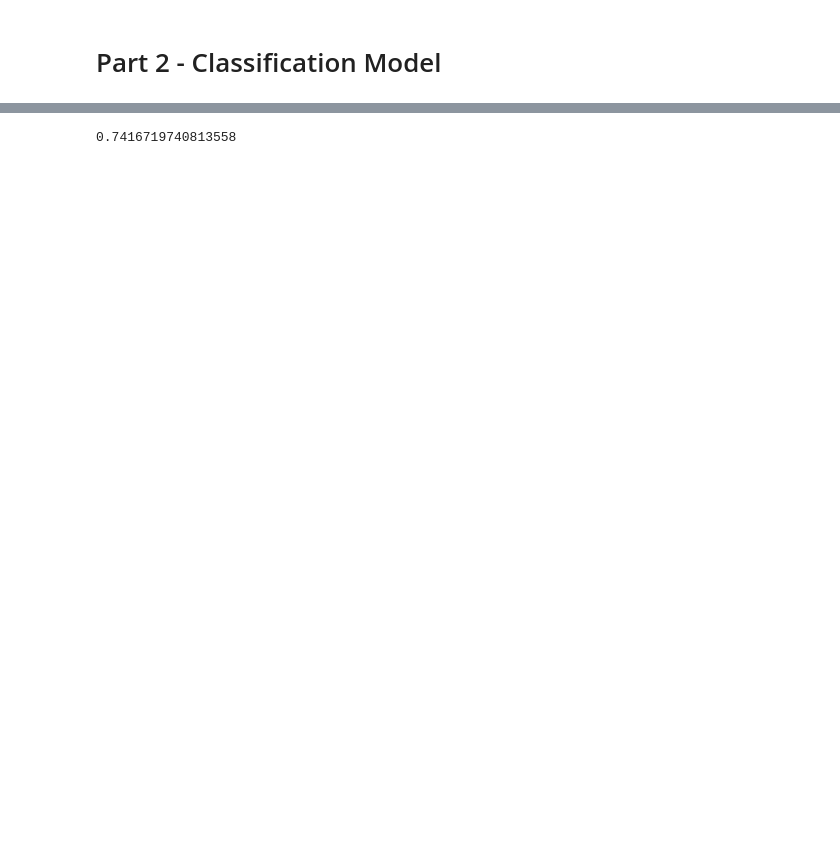
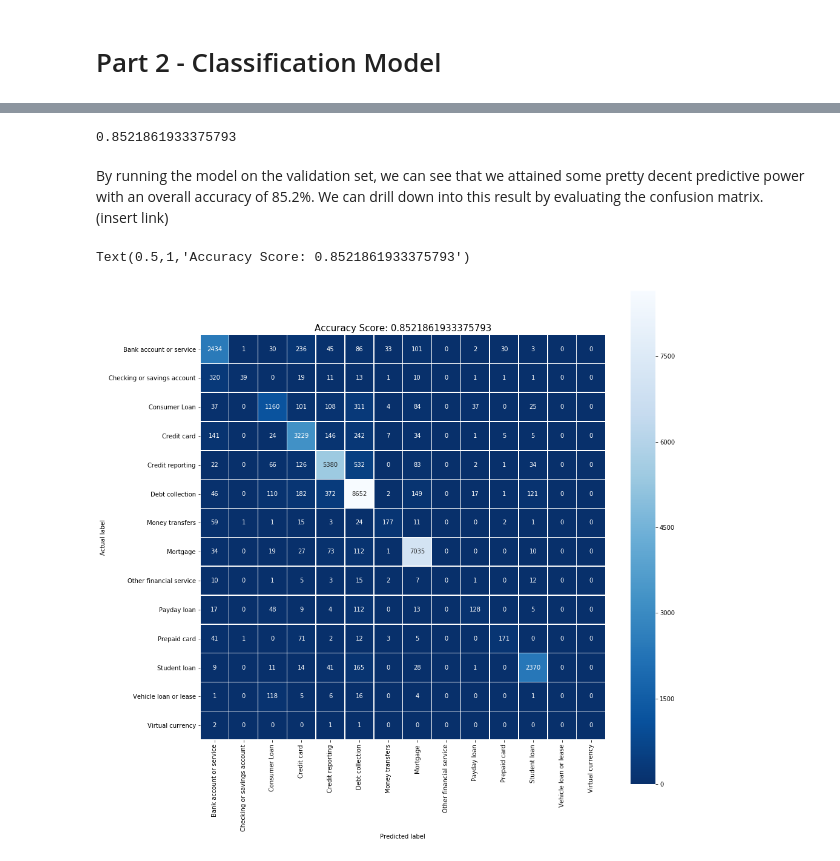
Before and after one commit to jtsw1990/-100daysofmlcode, a Jupyter notebook: actuariesInstituteEntry.ipynb, the cells around one changed output, grey strips where cells are left out. Saved outputs shown, nothing was run; the diff lists cells and outputs as text; code cells hidden in the pictures; blank space fills up the shorter version.

```diff
--- a/actuariesInstituteEntry.ipynb
+++ b/actuariesInstituteEntry.ipynb
@@ -116,6 +134,28 @@ MultinomialNB(alpha=1.0, class_prior=None, fit_prior=True)
 # %%
-pred = nb_classifier.predict(tfidf_test)
+pred = lr_classifier.predict(tfidf_test)
 # %%
-metrics.accuracy_score(y_test, pred)
+score = metrics.accuracy_score(y_test, pred)
+print(score)
 # %% [output]
-0.7416719740813558
+0.8521861933375793
+# %% [markdown]
+By running the model on the validation set, we can see that we attained some pretty decent predictive power with an overall accuracy of 85.2%. We can drill down into this result by evaluating the confusion matrix. (insert link)
+# %%
+cm = metrics.confusion_matrix(y_test, pred)
+# %%
+plt.figure(figsize = (15,15))
+sns.heatmap(cm,
+            annot = True,
+            fmt = ".0f",
+            linewidths = 0.5,
+            square = True,
+            cmap = 'Blues_r',
+            xticklabels = encoder.classes_,
+            yticklabels = encoder.classes_)
+plt.ylabel('Actual label')
+plt.xlabel('Predicted label')
+all_sample_title = 'Accuracy Score: {0}'.format(score)
+plt.title(all_sample_title, size = 15)
+# %% [output]
+Text(0.5,1,'Accuracy Score: 0.8521861933375793')
+[figure, added]
```
Also changed, not shown: parts of 43 cells of this notebook.
